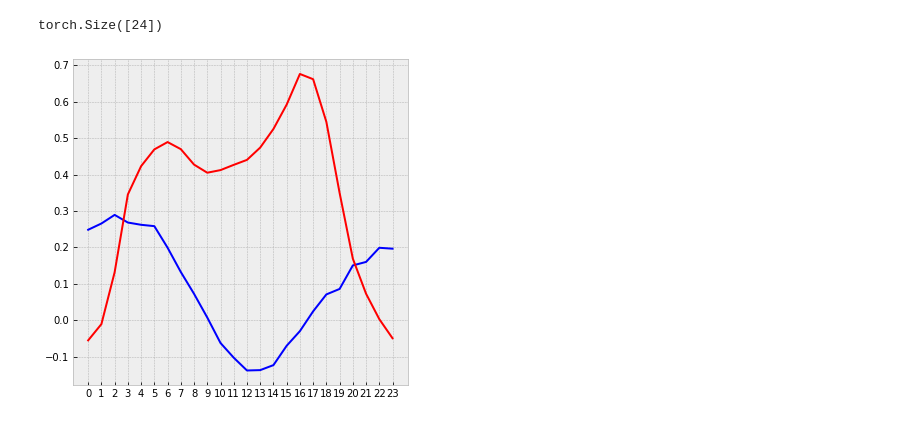
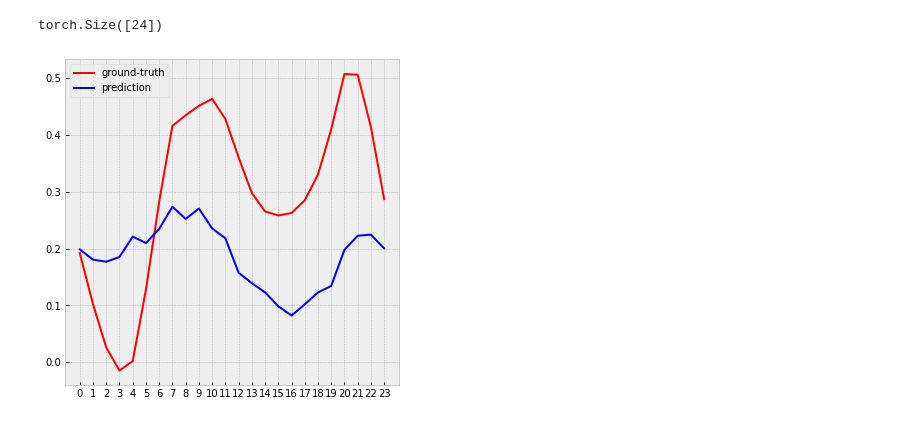
Before and after one commit to ronsinai/MHQRF, a Jupyter notebook: MQ-RNN.ipynb, the cells around one changed output. Drawn from its saved outputs; the diff is of its cells as text; code cells hidden in the pictures.

```diff
--- a/MQ-RNN.ipynb
+++ b/MQ-RNN.ipynb
@@ -537,7 +537,7 @@ scaled07 = df07 / mean05 - 1
 # %%
 dm = ElectricityLoadDataModule(train_df=scaled05, val_df=scaled06, test_df=scaled07, train_samples=1000, batch_size=128)
 model = MQRNN(hist_len=168, fct_len=24, input_size=28, num_layers=1, hidden_units=8, quantiles=[0.1, 0.5, 0.9], lr=1e-3)
-trainer = pl.Trainer(max_epochs=20, progress_bar_refresh_rate=1, gpus=1)
+trainer = pl.Trainer(max_epochs=30, progress_bar_refresh_rate=1, gpus=1)
 trainer.fit(model, dm)
 # %% [output]
 GPU available: True, used: True
@@ -563,6 +563,8 @@ Although the model must be trained in full longer and with larger number of laye
 dm.setup(stage="test")
 # %%
 batch = next(iter(dm.test_dataloader()))
+# %%
+INDEX = 0
 # %%
 x, y, xf, yf = batch
 # %%
@@ -573,10 +575,10 @@ x.shape, y.shape, xf.shape, yf.shape
  torch.Size([100, 24, 28]),
  torch.Size([100, 24]))
 # %%
-x = x[0].unsqueeze(0)
-y = y[0].unsqueeze(0)
-xf = xf[0].unsqueeze(0)
-yf = yf[0].unsqueeze(0)
+x = x[INDEX].unsqueeze(0)
+y = y[INDEX].unsqueeze(0)
+xf = xf[INDEX].unsqueeze(0)
+yf = yf[INDEX].unsqueeze(0)
 # %%
 x.shape, y.shape, xf.shape, yf.shape
 # %% [output]
@@ -599,9 +601,10 @@ yf[0].shape
 # %% [output]
 torch.Size([24])
 # %%
-plt.plot(preds[0].mean(dim=-1).detach().numpy(), color='blue')
-plt.plot(yf[0].numpy(), color='red')
+plt.plot(yf[0].numpy(), color='red', label='ground-truth')
+plt.plot(preds[0].mean(dim=-1).detach().numpy(), color='blue', label='prediction')
+plt.legend()
 plt.xticks(np.arange(24))
 plt.show()
 # %% [output]
-[figure, old version]
+[figure, new version]
```
